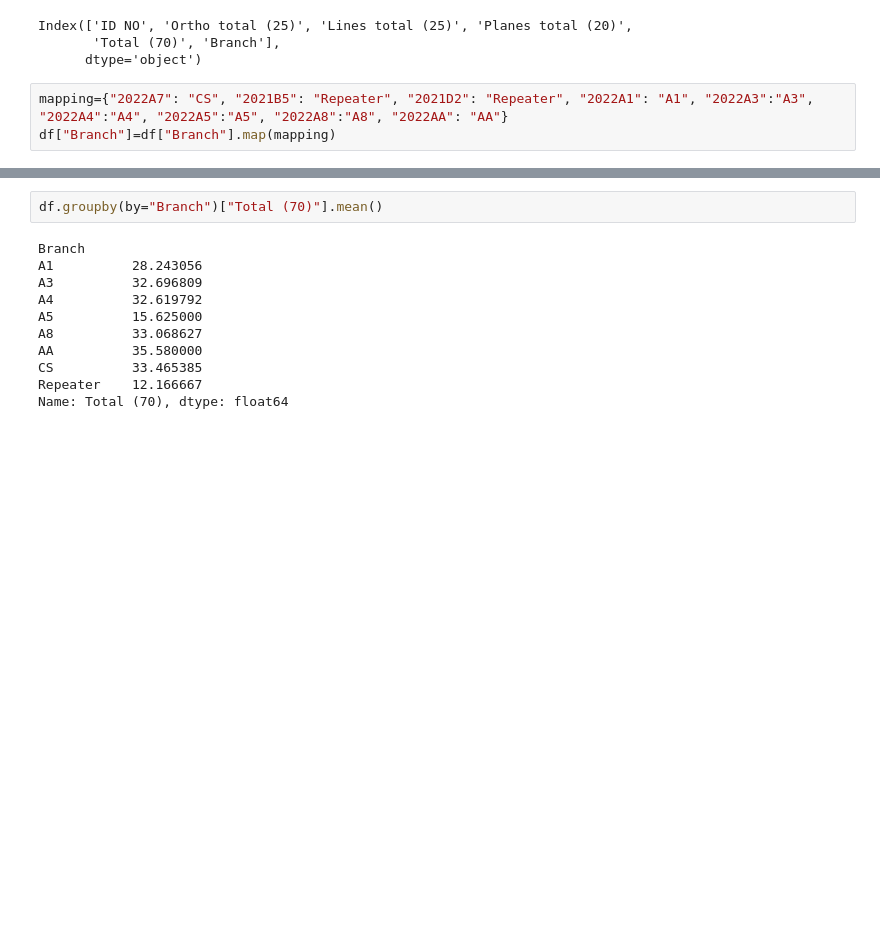
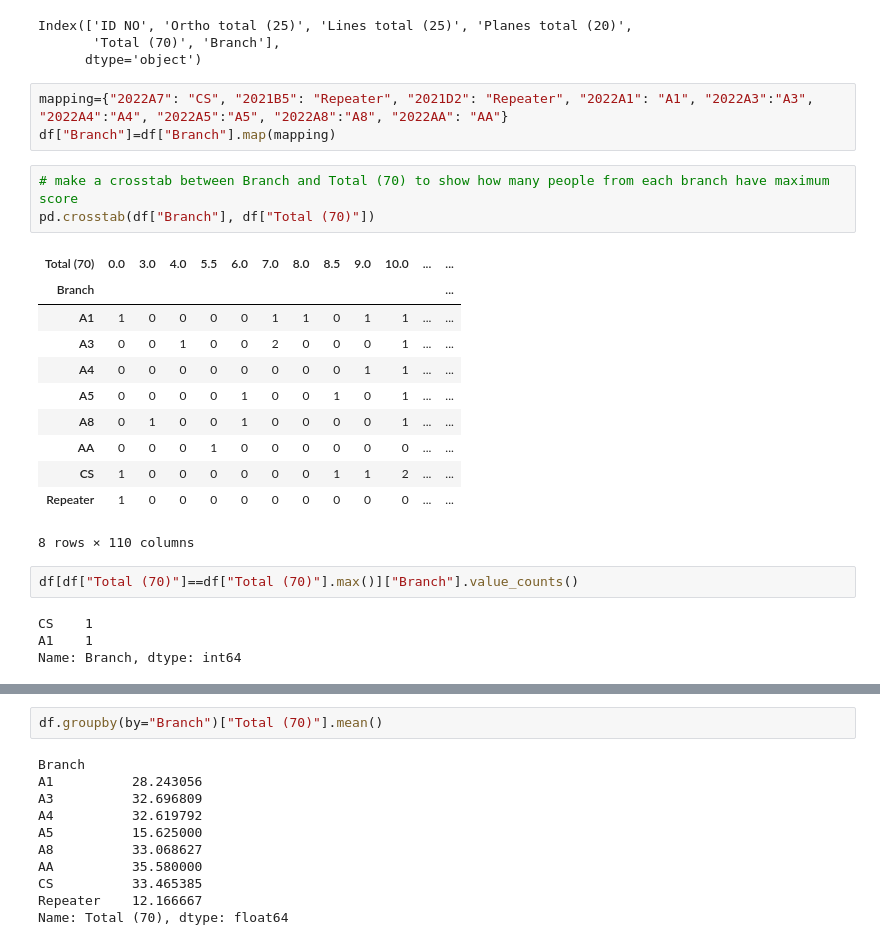
Before and after one commit to ut21/Playing-With-Data, a Jupyter notebook: plots.ipynb, the cells around one changed output, grey strips where cells are left out. Saved outputs shown, nothing was run; the diff lists cells and outputs as text; blank space fills up the shorter version.

```diff
--- a/plots.ipynb
+++ b/plots.ipynb
@@ -90,3 +90,24 @@ Index(['ID NO', 'Ortho total (25)', 'Lines total (25)', 'Planes total (20)',
 # %%
 mapping={"2022A7": "CS", "2021B5": "Repeater", "2021D2": "Repeater", "2022A1": "A1", "2022A3":"A3", "2022A4":"A4", "2022A5":"A5", "2022A8":"A8", "2022AA": "AA"}
 df["Branch"]=df["Branch"].map(mapping)
+# %%
+# make a crosstab between Branch and Total (70) to show how many people from each branch have maximum score
+pd.crosstab(df["Branch"], df["Total (70)"])
+# %% [output]
+| Total (70) | 0.0 | 3.0 | 4.0 | 5.5 | 6.0 | 7.0 | 8.0 | 8.5 | 9.0 | 10.0 | ... | ... |
+| Branch |  |  |  |  |  |  |  |  |  |  |  | ... |
+| A1 | 1 | 0 | 0 | 0 | 0 | 1 | 1 | 0 | 1 | 1 | ... | ... |
+| A3 | 0 | 0 | 1 | 0 | 0 | 2 | 0 | 0 | 0 | 1 | ... | ... |
+| A4 | 0 | 0 | 0 | 0 | 0 | 0 | 0 | 0 | 1 | 1 | ... | ... |
+| A5 | 0 | 0 | 0 | 0 | 1 | 0 | 0 | 1 | 0 | 1 | ... | ... |
+| A8 | 0 | 1 | 0 | 0 | 1 | 0 | 0 | 0 | 0 | 1 | ... | ... |
+| AA | 0 | 0 | 0 | 1 | 0 | 0 | 0 | 0 | 0 | 0 | ... | ... |
+| CS | 1 | 0 | 0 | 0 | 0 | 0 | 0 | 1 | 1 | 2 | ... | ... |
+| Repeater | 1 | 0 | 0 | 0 | 0 | 0 | 0 | 0 | 0 | 0 | ... | ... |
+8 rows × 110 columns
+# %%
+df[df["Total (70)"]==df["Total (70)"].max()]["Branch"].value_counts()
+# %% [output]
+CS    1
+A1    1
+Name: Branch, dtype: int64
```
Also changed, not shown: parts of 1 cell of this notebook.
